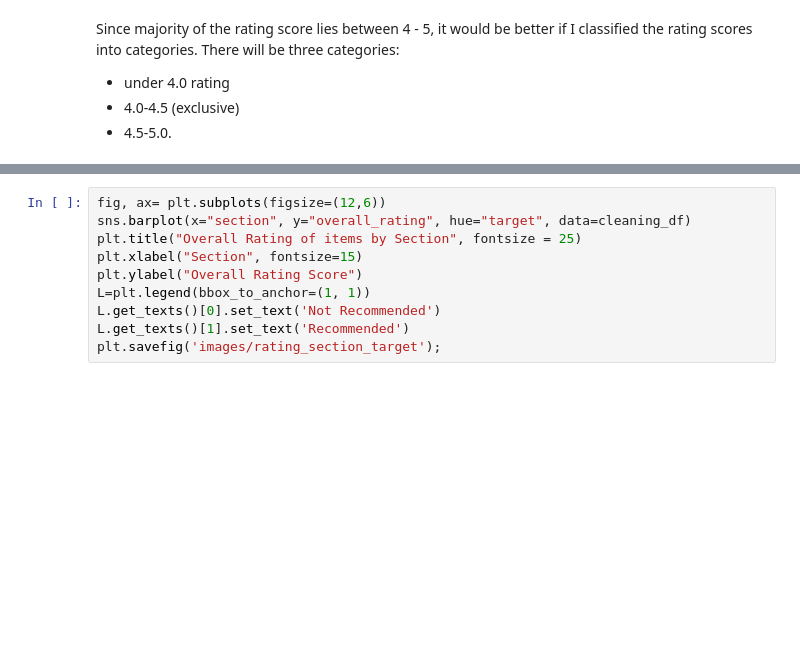
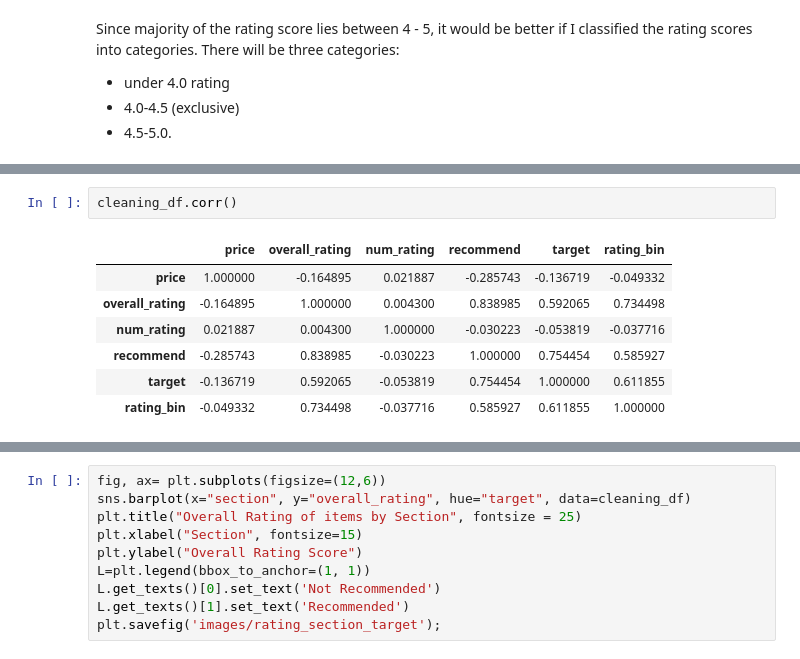
Before and after one commit to dorjeys3/Walmart_proj, a Jupyter notebook: 1_walmart_product_review_nlp.ipynb, the cells around one changed output, grey strips where cells are left out. Cells and saved outputs as stored; diff of their text form; blank space fills up the shorter version.

```diff
--- a/1_walmart_product_review_nlp.ipynb
+++ b/1_walmart_product_review_nlp.ipynb
@@ -546,0 +422,10 @@ cleaning_df[cleaning_df.num_rating == 14012]
+# %%
+cleaning_df.corr()
+# %% [output]
+|  | price | overall_rating | num_rating | recommend | target | rating_bin |
+| price | 1.000000 | -0.164895 | 0.021887 | -0.285743 | -0.136719 | -0.049332 |
+| overall_rating | -0.164895 | 1.000000 | 0.004300 | 0.838985 | 0.592065 | 0.734498 |
+| num_rating | 0.021887 | 0.004300 | 1.000000 | -0.030223 | -0.053819 | -0.037716 |
+| recommend | -0.285743 | 0.838985 | -0.030223 | 1.000000 | 0.754454 | 0.585927 |
+| target | -0.136719 | 0.592065 | -0.053819 | 0.754454 | 1.000000 | 0.611855 |
+| rating_bin | -0.049332 | 0.734498 | -0.037716 | 0.585927 | 0.611855 | 1.000000 |
```
Also changed, not shown: parts of 69 cells of this notebook, 7 other files.
